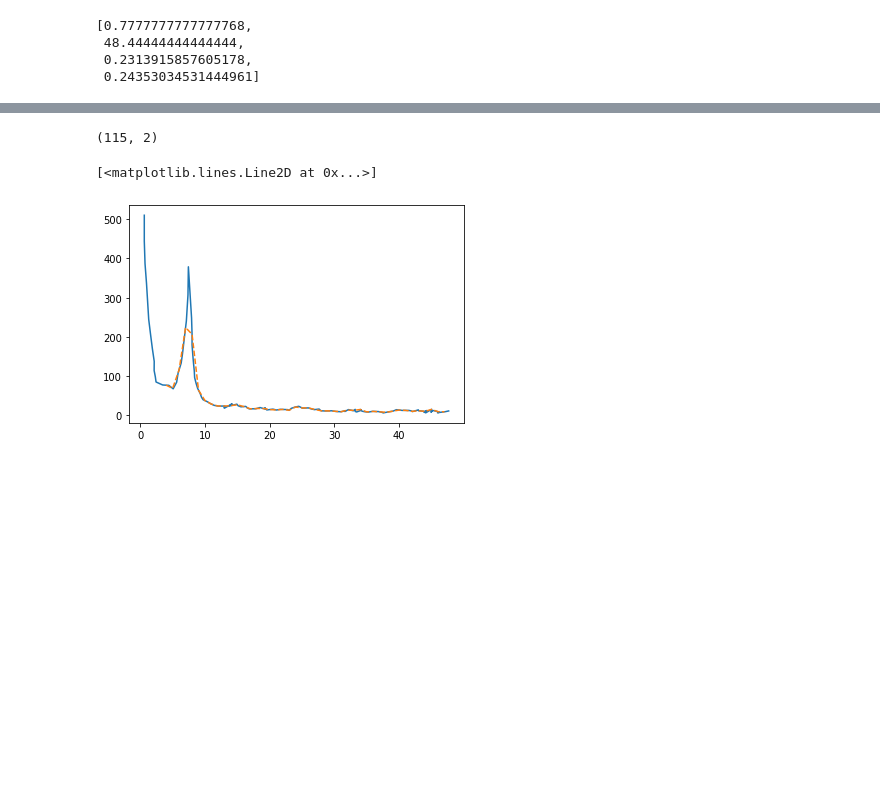
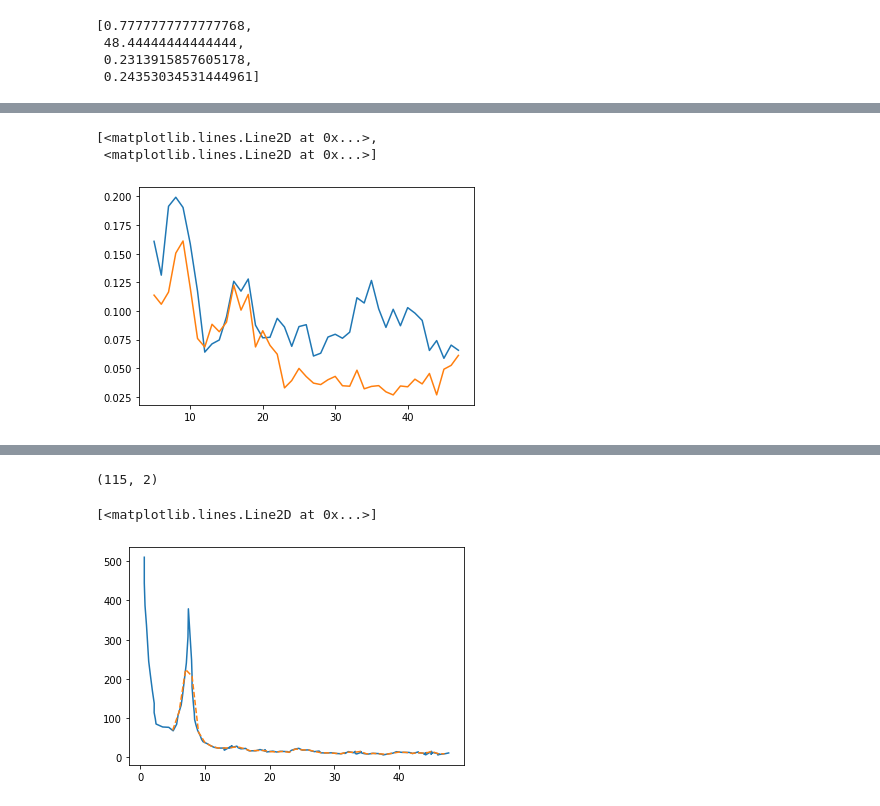
Before and after one commit to virtual-twin/tvb-multiscale-rising-net, a Jupyter notebook: rising_net/data/popa2013/COHpopa2013.ipynb, the cells around one changed output, grey strips where cells are left out. Saved outputs shown, nothing was run; the diff lists cells and outputs as text; code cells hidden in the pictures; blank space fills up the shorter version.

```diff
--- a/rising_net/data/popa2013/COHpopa2013.ipynb
+++ b/rising_net/data/popa2013/COHpopa2013.ipynb
@@ -71,3 +83,16 @@ plt.plot(ftarg, COH_control, "--")
+# %%
+
+with open('COH.npy', 'wb') as f:
+    np.save(f, COH)
+# %%
+with open('COH.npy', 'rb') as f:
+    COH2 = np.load(f)
+
+plt.plot(ftarg, COH2.T)
+# %% [output]
+[<matplotlib.lines.Line2D at 0x...>,
+ <matplotlib.lines.Line2D at 0x...>]
+[figure, added]
 # %%
 ! ls
 # %% [output]
```
Also changed, not shown: parts of 13 cells of this notebook, 2 other files.
